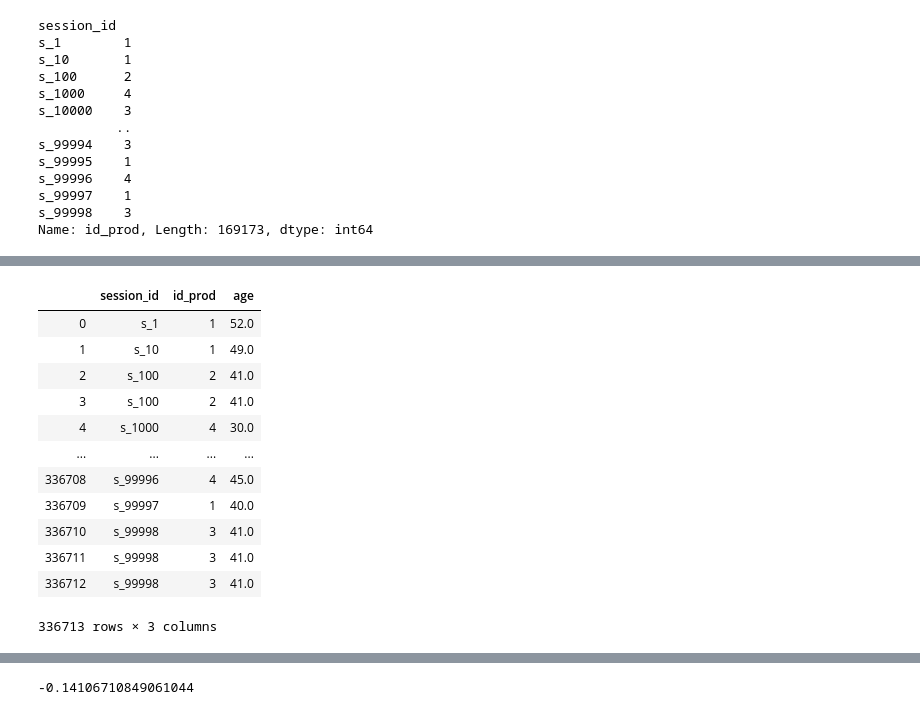
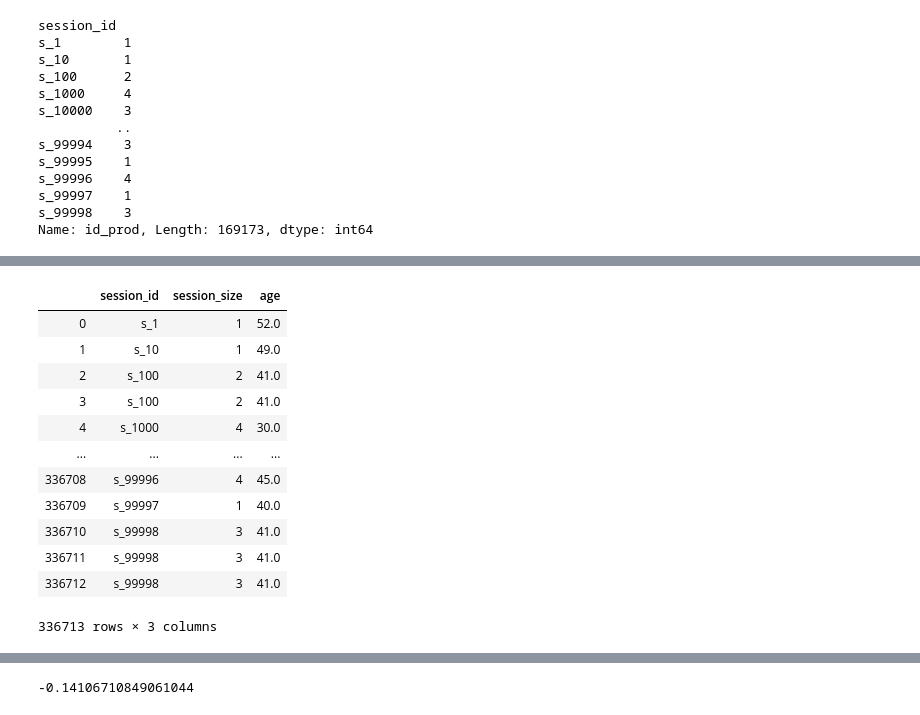
Before and after one commit to Sh4mSh4m/OCR_DA_proj4, a Jupyter notebook: Projet 4 - Analysez les ventes de votre entreprise.ipynb, the cells around one changed output, grey strips where cells are left out. Drawn from its saved outputs; the diff is of its cells as text; code cells hidden in the pictures.

```diff
--- a/Projet 4 - Analysez les ventes de votre entreprise.ipynb
+++ b/Projet 4 - Analysez les ventes de votre entreprise.ipynb
@@ -1508,3 +1503,9 @@ s_99996    4
 s_99997    1
 s_99998    3
 Name: id_prod, Length: 169173, dtype: int64
+# %%
+d_basket = basket_size.pivot_table(index='session_id', values="id_prod", aggfunc=len)
+d_basket.reset_index(inplace=True)
+d_basket.head(20)
+d_basket.columns=["session_id", "session_size"]
+d_basket
@@ -1511,8 +1569,8 @@ Name: id_prod, Length: 169173, dtype: int64
 # %%
-f_basket_size = pd.merge(f_basket_size, book.loc[:,['session_id', 'age']], on='session_id', how='left')
+f_basket_size = pd.merge(d_basket, book.loc[:,['session_id', 'age']], on='session_id', how='left')
 f_basket_size
 # %% [output]
-|  | session_id | id_prod | age |
+|  | session_id | session_size | age |
 | 0 | s_1 | 1 | 52.0 |
 | 1 | s_10 | 1 | 49.0 |
 | 2 | s_100 | 2 | 41.0 |
```
Also changed, not shown: parts of 13 cells of this notebook.
